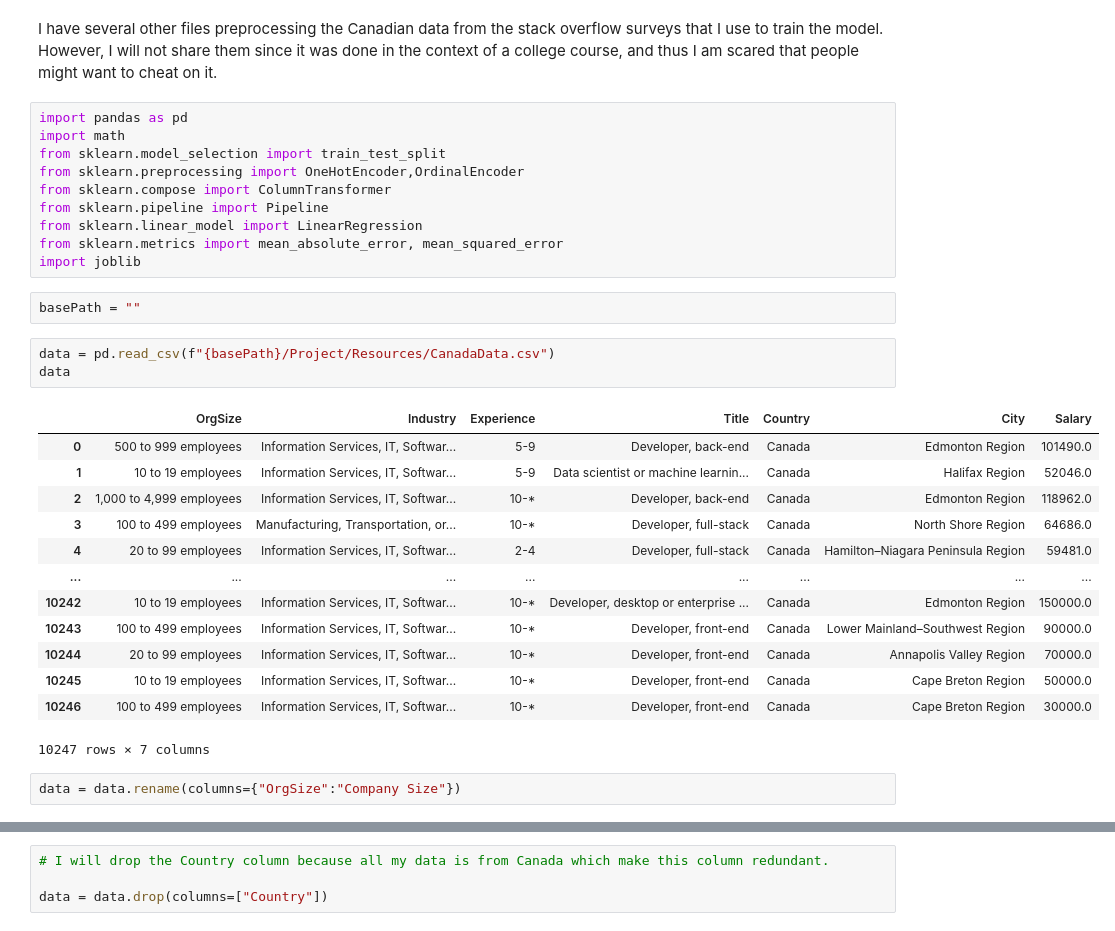
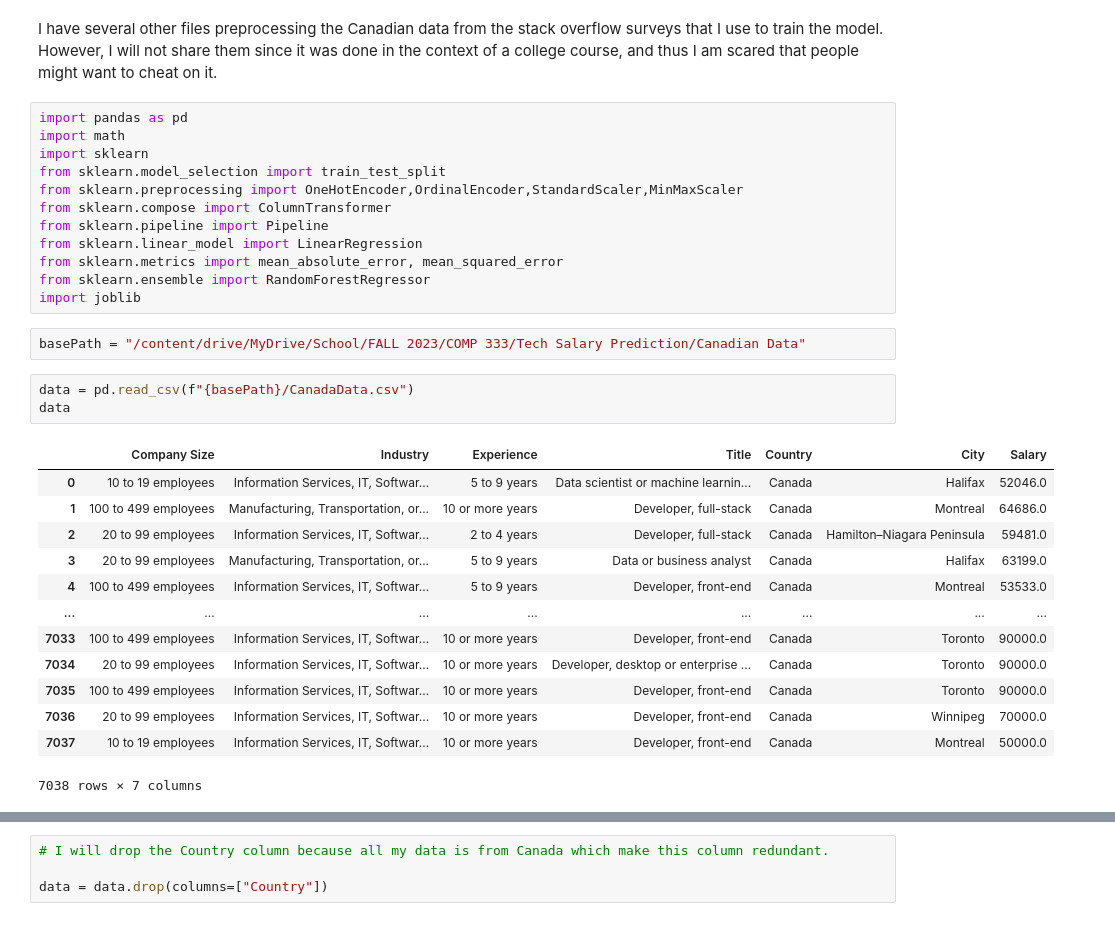
Before and after one commit to MounirAia/Canadian-Tech-Salary-Prediction-App, a Jupyter notebook: data/CreationMLModel.ipynb, the cells around one changed output, grey strips where cells are left out. Drawn from its saved outputs; the diff is of its cells as text.

Commit message:
enhance the ml model use Random Forest and removed Outliers

```diff
--- a/data/CreationMLModel.ipynb
+++ b/data/CreationMLModel.ipynb
@@ -6,31 +6,31 @@ I have several other files preprocessing the Canadian data from the stack overfl
 # %%
 import pandas as pd
 import math
+import sklearn
 from sklearn.model_selection import train_test_split
-from sklearn.preprocessing import OneHotEncoder,OrdinalEncoder
+from sklearn.preprocessing import OneHotEncoder,OrdinalEncoder,StandardScaler,MinMaxScaler
 from sklearn.compose import ColumnTransformer
 from sklearn.pipeline import Pipeline
 from sklearn.linear_model import LinearRegression
 from sklearn.metrics import mean_absolute_error, mean_squared_error
+from sklearn.ensemble import RandomForestRegressor
 import joblib
-# %%
-basePath = ""
+# %%
+basePath = "/content/drive/MyDrive/School/FALL 2023/COMP 333/Tech Salary Prediction/Canadian Data"
 # %%
-data = pd.read_csv(f"{basePath}/Project/Resources/CanadaData.csv")
+data = pd.read_csv(f"{basePath}/CanadaData.csv")
 data
 # %% [output]
-|  | OrgSize | Industry | Experience | Title | Country | City | Salary |
-| 0 | 500 to 999 employees | Information Services, IT, Softwar... | 5-9 | Developer, back-end | Canada | Edmonton Region | 101490.0 |
-| 1 | 10 to 19 employees | Information Services, IT, Softwar... | 5-9 | Data scientist or machine learnin... | Canada | Halifax Region | 52046.0 |
-| 2 | 1,000 to 4,999 employees | Information Services, IT, Softwar... | 10-* | Developer, back-end | Canada | Edmonton Region | 118962.0 |
-| 3 | 100 to 499 employees | Manufacturing, Transportation, or... | 10-* | Developer, full-stack | Canada | North Shore Region | 64686.0 |
-| 4 | 20 to 99 employees | Information Services, IT, Softwar... | 2-4 | Developer, full-stack | Canada | Hamilton–Niagara Peninsula Region | 59481.0 |
+|  | Company Size | Industry | Experience | Title | Country | City | Salary |
+| 0 | 10 to 19 employees | Information Services, IT, Softwar... | 5 to 9 years | Data scientist or machine learnin... | Canada | Halifax | 52046.0 |
+| 1 | 100 to 499 employees | Manufacturing, Transportation, or... | 10 or more years | Developer, full-stack | Canada | Montreal | 64686.0 |
+| 2 | 20 to 99 employees | Information Services, IT, Softwar... | 2 to 4 years | Developer, full-stack | Canada | Hamilton–Niagara Peninsula | 59481.0 |
+| 3 | 20 to 99 employees | Manufacturing, Transportation, or... | 5 to 9 years | Data or business analyst | Canada | Halifax | 63199.0 |
+| 4 | 100 to 499 employees | Information Services, IT, Softwar... | 5 to 9 years | Developer, front-end | Canada | Montreal | 53533.0 |
 | ... | ... | ... | ... | ... | ... | ... | ... |
-| 10242 | 10 to 19 employees | Information Services, IT, Softwar... | 10-* | Developer, desktop or enterprise ... | Canada | Edmonton Region | 150000.0 |
-| 10243 | 100 to 499 employees | Information Services, IT, Softwar... | 10-* | Developer, front-end | Canada | Lower Mainland–Southwest Region | 90000.0 |
-| 10244 | 20 to 99 employees | Information Services, IT, Softwar... | 10-* | Developer, front-end | Canada | Annapolis Valley Region | 70000.0 |
-| 10245 | 10 to 19 employees | Information Services, IT, Softwar... | 10-* | Developer, front-end | Canada | Cape Breton Region | 50000.0 |
-| 10246 | 100 to 499 employees | Information Services, IT, Softwar... | 10-* | Developer, front-end | Canada | Cape Breton Region | 30000.0 |
+| 7033 | 100 to 499 employees | Information Services, IT, Softwar... | 10 or more years | Developer, front-end | Canada | Toronto | 90000.0 |
+| 7034 | 20 to 99 employees | Information Services, IT, Softwar... | 10 or more years | Developer, desktop or enterprise ... | Canada | Toronto | 90000.0 |
+| 7035 | 100 to 499 employees | Information Services, IT, Softwar... | 10 or more years | Developer, front-end | Canada | Toronto | 90000.0 |
+| 7036 | 20 to 99 employees | Information Services, IT, Softwar... | 10 or more years | Developer, front-end | Canada | Winnipeg | 70000.0 |
+| 7037 | 10 to 19 employees | Information Services, IT, Softwar... | 10 or more years | Developer, front-end | Canada | Montreal | 50000.0 |
-10247 rows × 7 columns
+7038 rows × 7 columns
-# %%
-data = data.rename(columns={"OrgSize":"Company Size"})
```
Also changed, not shown: parts of 74 cells of this notebook, 3 other files.
